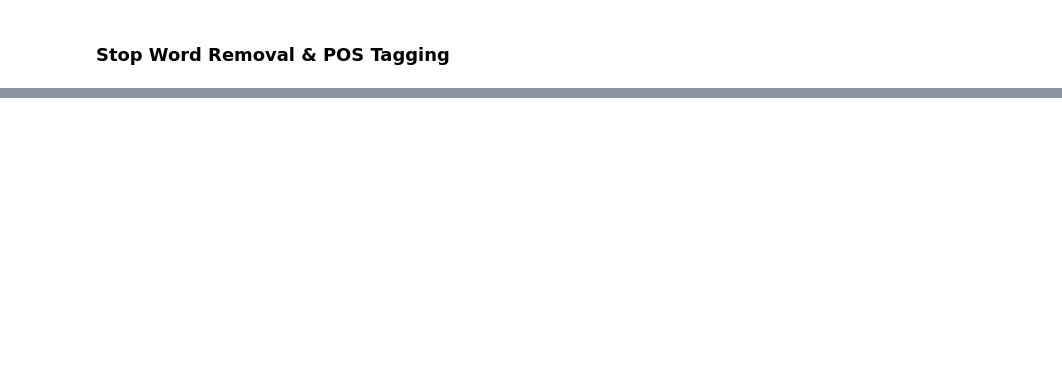
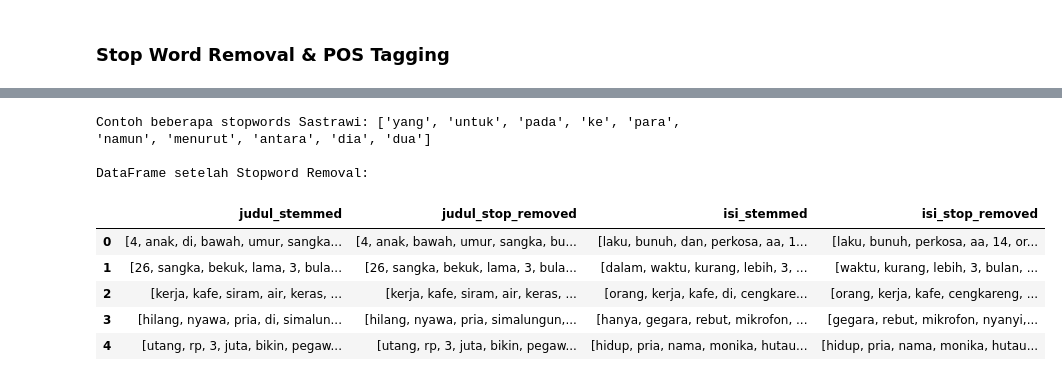
Before and after one commit to fairuuz16/ner-project, a Jupyter notebook: notebooks/02-data-preprocessing.ipynb, the cells around one changed output, grey strips where cells are left out. Saved outputs shown, nothing was run; the diff lists cells and outputs as text; code cells hidden in the pictures; blank space fills up the shorter version.

```diff
--- a/notebooks/02-data-preprocessing.ipynb
+++ b/notebooks/02-data-preprocessing.ipynb
@@ -394,0 +135,24 @@ df.to_csv("../data/processed/prepocessed_all_data.csv", sep=',', index=False)
+# %%
+import ast
+
+def convert_string_to_list(text_list):
+    try:
+        if isinstance(text_list, str) and text_list.startswith('[') and text_list.endswith(']'):
+            return ast.literal_eval(text_list)
+        elif isinstance(text_list, list):
+            return text_list
+    except (ValueError, SyntaxError):
+        print(f"Peringatan: Gagal mengonversi string ke list: {text_list}")
+        return []
+    return []
+
+for col in ['judul_stemmed', 'isi_stemmed']:
+    if col in df.columns:
+        df[col] = df[col].apply(convert_string_to_list)
+    else:
+        print(f"Kolom {col} tidak ditemukan.")
+
+print("Tipe data setelah konversi dan contoh isi kolom stemmed:")
+if 'judul_stemmed' in df.columns and not df['judul_stemmed'].empty:
+    print(f"Tipe judul_stemmed[0]: {type(df['judul_stemmed'].iloc[0])}")
+    print(df[['judul_stemmed', 'isi_stemmed']].head())
@@ -394,0 +175,27 @@ df.to_csv("../data/processed/prepocessed_all_data.csv", sep=',', index=False)
+# %%
+from Sastrawi.StopWordRemover.StopWordRemoverFactory import StopWordRemoverFactory as SastrawiStopWordRemoverFactory
+
+sastrawi_factory = SastrawiStopWordRemoverFactory()
+sastrawi_stopwords_list = sastrawi_factory.get_stop_words()
+print(f"Contoh beberapa stopwords Sastrawi: {sastrawi_stopwords_list[:10]}")
+
+def remove_sastrawi_stopwords(tokens):
+    if not isinstance(tokens, list):
+        return []
+    return [token for token in tokens if token not in sastrawi_stopwords_list]
+
+df['judul_stop_removed'] = df['judul_stemmed'].apply(remove_sastrawi_stopwords)
+df['isi_stop_removed'] = df['isi_stemmed'].apply(remove_sastrawi_stopwords)
+
+print("\nDataFrame setelah Stopword Removal:")
+df[['judul_stemmed', 'judul_stop_removed', 'isi_stemmed', 'isi_stop_removed']].head()
+# %% [output]
+Contoh beberapa stopwords Sastrawi: ['yang', 'untuk', 'pada', 'ke', 'para', 'namun', 'menurut', 'antara', 'dia', 'dua']
+
+DataFrame setelah Stopword Removal:
+|  | judul_stemmed | judul_stop_removed | isi_stemmed | isi_stop_removed |
+| 0 | [4, anak, di, bawah, umur, sangka... | [4, anak, bawah, umur, sangka, bu... | [laku, bunuh, dan, perkosa, aa, 1... | [laku, bunuh, perkosa, aa, 14, or... |
+| 1 | [26, sangka, bekuk, lama, 3, bula... | [26, sangka, bekuk, lama, 3, bula... | [dalam, waktu, kurang, lebih, 3, ... | [waktu, kurang, lebih, 3, bulan, ... |
+| 2 | [kerja, kafe, siram, air, keras, ... | [kerja, kafe, siram, air, keras, ... | [orang, kerja, kafe, di, cengkare... | [orang, kerja, kafe, cengkareng, ... |
+| 3 | [hilang, nyawa, pria, di, simalun... | [hilang, nyawa, pria, simalungun,... | [hanya, gegara, rebut, mikrofon, ... | [gegara, rebut, mikrofon, nyanyi,... |
+| 4 | [utang, rp, 3, juta, bikin, pegaw... | [utang, rp, 3, juta, bikin, pegaw... | [hidup, pria, nama, monika, hutau... | [hidup, pria, nama, monika, hutau... |
```
Also changed, not shown: parts of 17 cells of this notebook, 3 other files.
